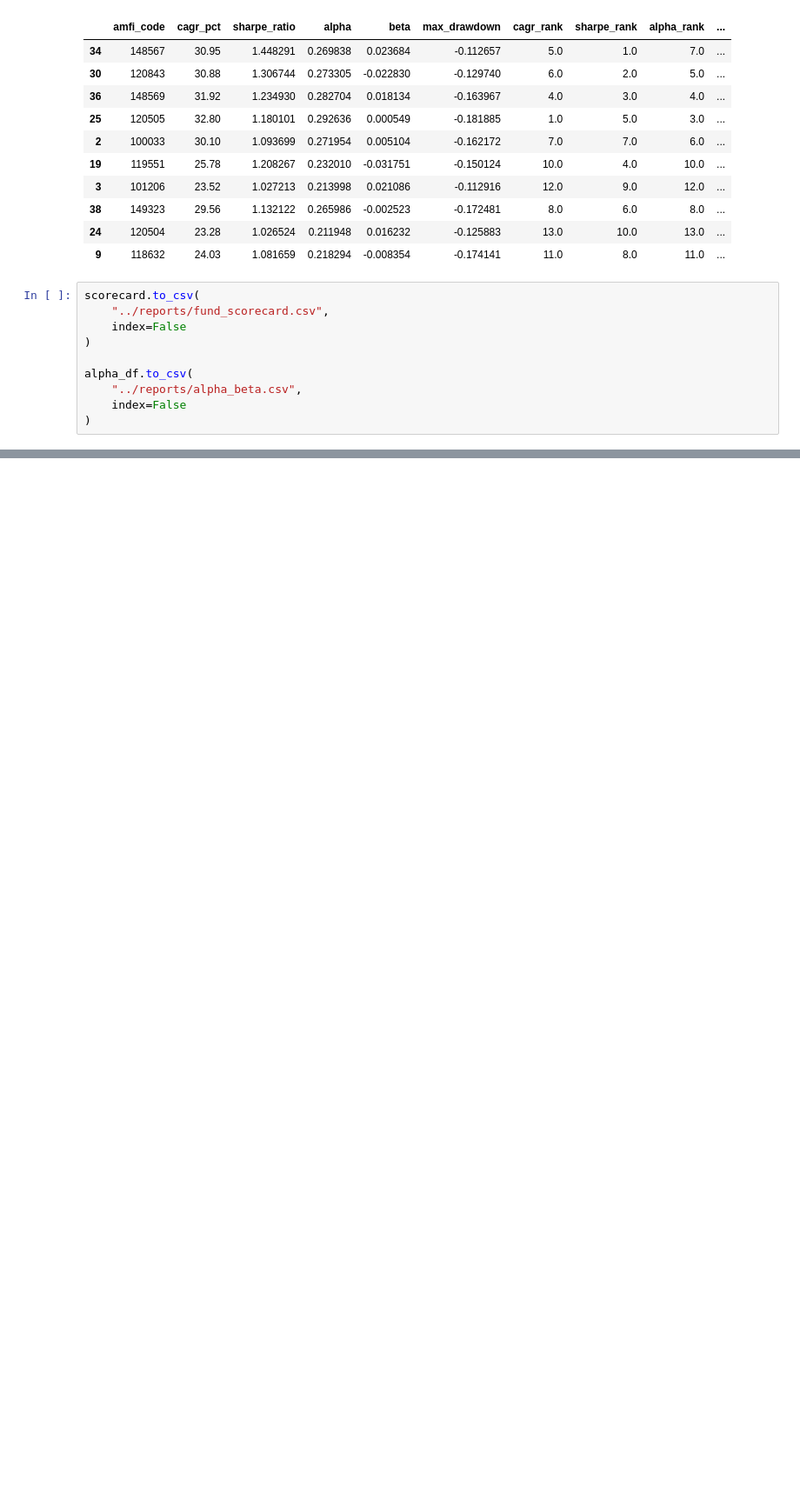
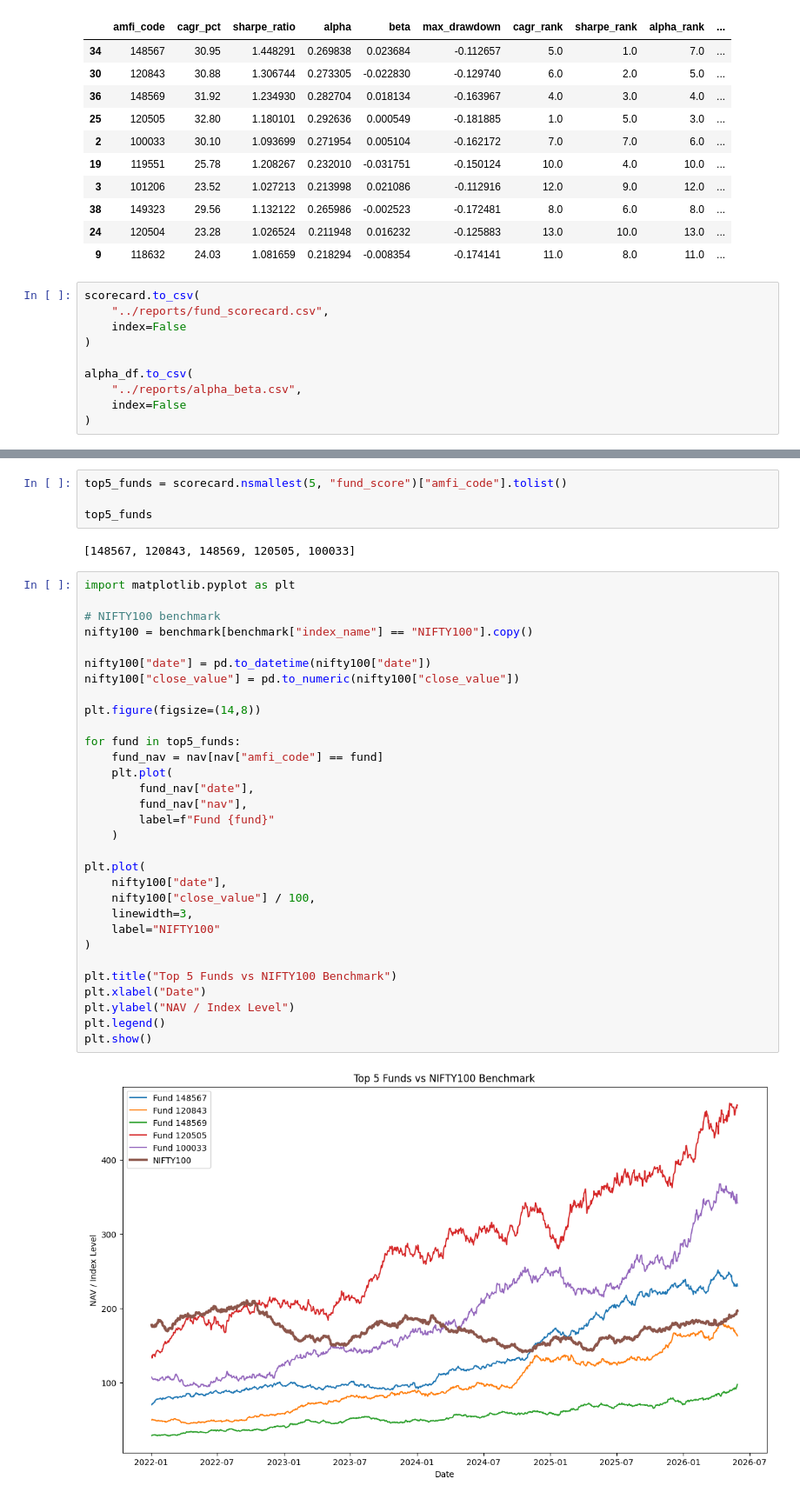
Before and after one commit to LINGUTLARANADEEP/bluestock_mf_capstone, a Jupyter notebook: notebooks/Performance_Analytics.ipynb, the cells around one changed output, grey strips where cells are left out. Shown at 87% size. Drawn from its saved outputs; the diff is of its cells as text; blank space fills up the shorter version.

```diff
--- a/notebooks/Performance_Analytics.ipynb
+++ b/notebooks/Performance_Analytics.ipynb
@@ -653,0 +665,39 @@ alpha_df.to_csv(
+# %%
+top5_funds = scorecard.nsmallest(5, "fund_score")["amfi_code"].tolist()
+
+top5_funds
+# %% [output]
+[148567, 120843, 148569, 120505, 100033]
+# %%
+import matplotlib.pyplot as plt
+
+# NIFTY100 benchmark
+nifty100 = benchmark[benchmark["index_name"] == "NIFTY100"].copy()
+
+nifty100["date"] = pd.to_datetime(nifty100["date"])
+nifty100["close_value"] = pd.to_numeric(nifty100["close_value"])
+
+plt.figure(figsize=(14,8))
+
+for fund in top5_funds:
+    fund_nav = nav[nav["amfi_code"] == fund]
+    plt.plot(
+        fund_nav["date"],
+        fund_nav["nav"],
+        label=f"Fund {fund}"
+    )
+
+plt.plot(
+    nifty100["date"],
+    nifty100["close_value"] / 100,
+    linewidth=3,
+    label="NIFTY100"
+)
+
+plt.title("Top 5 Funds vs NIFTY100 Benchmark")
+plt.xlabel("Date")
+plt.ylabel("NAV / Index Level")
+plt.legend()
+plt.show()
+# %% [output]
+[figure, added]
```
Also changed, not shown: parts of 8 cells of this notebook, 2 other files.
